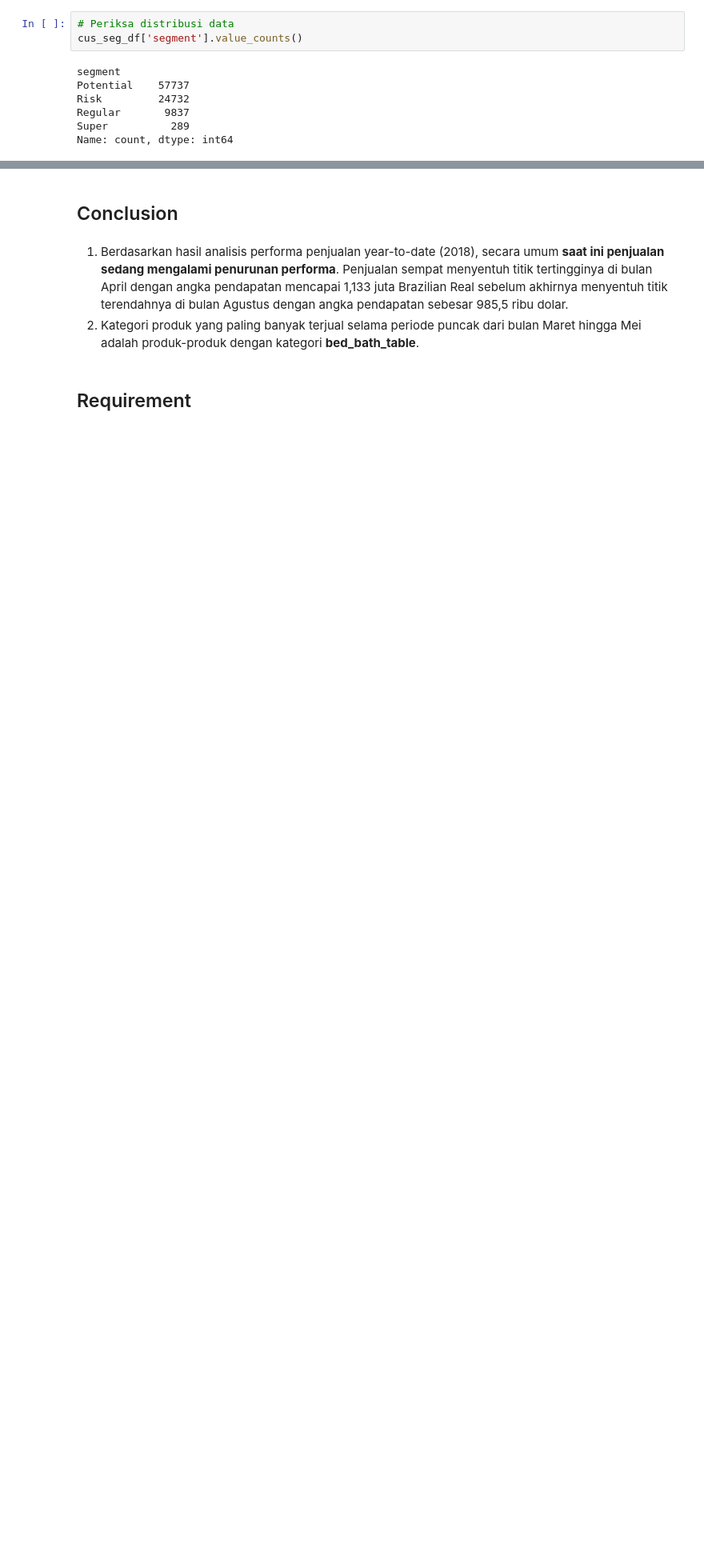
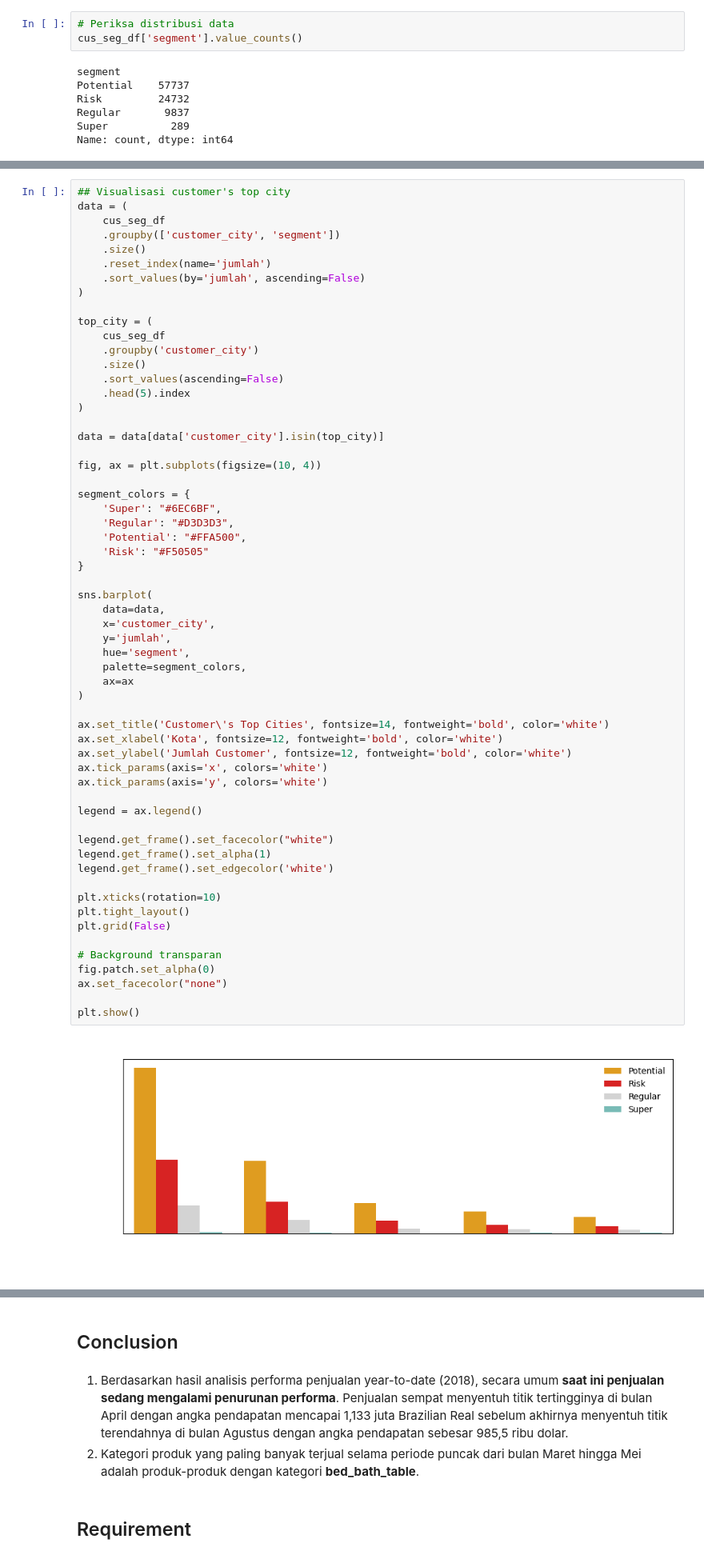
Before and after one commit to Sulbae/Fundamental-Analisis-Data, a Jupyter notebook: Proyek_Analisis_Data_Anggun-Sulis-Setyawan.ipynb, the cells around one changed output, grey strips where cells are left out. Shown at 80% size. Saved outputs shown, nothing was run; the diff lists cells and outputs as text; blank space fills up the shorter version.

```diff
--- a/Proyek_Analisis_Data_Anggun-Sulis-Setyawan.ipynb
+++ b/Proyek_Analisis_Data_Anggun-Sulis-Setyawan.ipynb
@@ -2921,0 +2931,61 @@ Passing `palette` without assigning `hue` is deprecated and will be removed in v
+# %%
+## Visualisasi customer's top city
+data = (
+    cus_seg_df
+    .groupby(['customer_city', 'segment'])
+    .size()
+    .reset_index(name='jumlah')
+    .sort_values(by='jumlah', ascending=False)
+)
+
+top_city = (
+    cus_seg_df
+    .groupby('customer_city')
+    .size()
+    .sort_values(ascending=False)
+    .head(5).index
+)
+
+data = data[data['customer_city'].isin(top_city)]
+
+fig, ax = plt.subplots(figsize=(10, 4))
+
+segment_colors = {
+    'Super': "#6EC6BF",
+    'Regular': "#D3D3D3",
+    'Potential': "#FFA500",
+    'Risk': "#F50505"
+}
+
+sns.barplot(
+    data=data,
+    x='customer_city',
+    y='jumlah',
+    hue='segment',
+    palette=segment_colors,
+    ax=ax
+)
+
+ax.set_title('Customer\'s Top Cities', fontsize=14, fontweight='bold', color='white')
+ax.set_xlabel('Kota', fontsize=12, fontweight='bold', color='white')
+ax.set_ylabel('Jumlah Customer', fontsize=12, fontweight='bold', color='white')
+ax.tick_params(axis='x', colors='white')
+ax.tick_params(axis='y', colors='white')
+
+legend = ax.legend()
+
+legend.get_frame().set_facecolor("white")
+legend.get_frame().set_alpha(1)
+legend.get_frame().set_edgecolor('white')
+
+plt.xticks(rotation=10)
+plt.tight_layout()
+plt.grid(False)
+
+# Background transparan
+fig.patch.set_alpha(0)
+ax.set_facecolor("none")
+
+plt.show()
+# %% [output]
+[figure, added]
```
Also changed, not shown: parts of 6 cells of this notebook, 1 other file.
